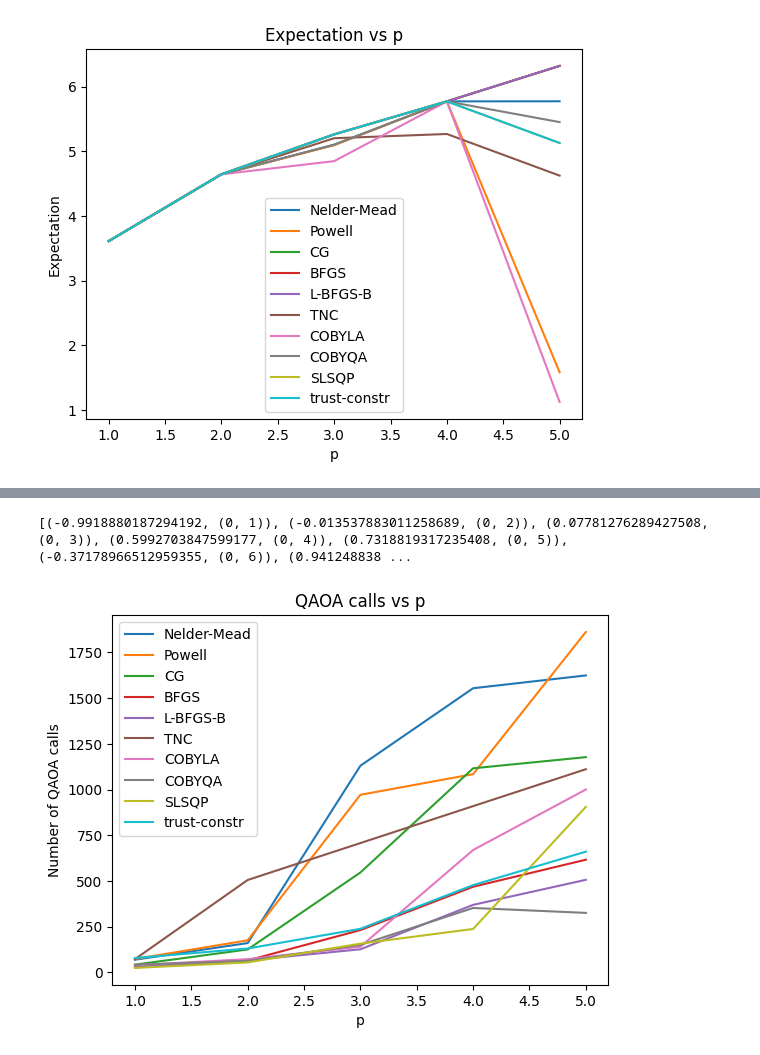
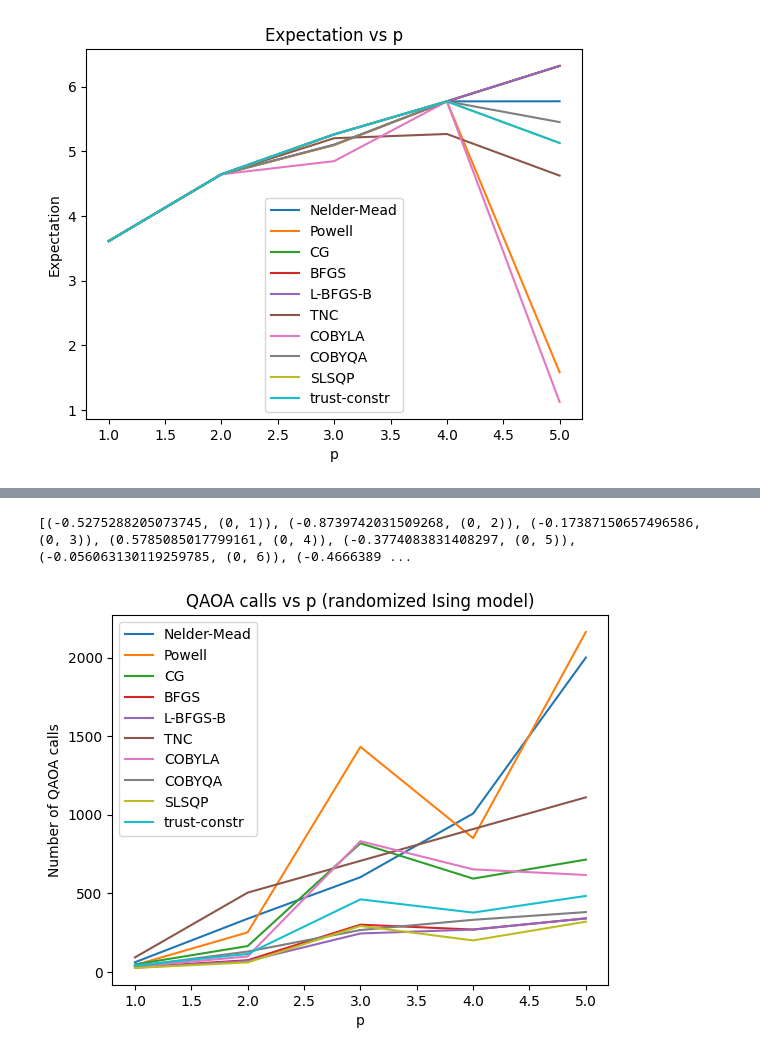
Before and after one commit to nkohen/QOKit, a Jupyter notebook: grips/classical_optimizer.ipynb, the cells around one changed output, grey strips where cells are left out. Saved outputs shown, nothing was run; the diff lists cells and outputs as text; code cells hidden in the pictures.

```diff
--- a/grips/classical_optimizer.ipynb
+++ b/grips/classical_optimizer.ipynb
@@ -604,36 +604,36 @@ def plot_qaoa_calls_vs_p(N: int, p_values: list[int], ising_model):
         plt.plot(p_values, qaoa_calls_list, label=optimizer_method)
     plt.xlabel('p')
     plt.ylabel('Number of QAOA calls')
-    plt.title('QAOA calls vs p')
+    plt.title('QAOA calls vs p (randomized Ising model)')
     plt.legend()
     plt.show()
 
 # ランダムなイジング模型
 def generate_random_ising_model(N: int):
     #h = np.random.rand(N)  # バイアス項の生成
     #J = np.random.rand(N, N)  # 結合項の生成（ここでは対称行列として生成）
     #J = (J + J.T) / 2  # 対称行列にする
     #np.fill_diagonal(J, 0)  # 対角要素を0にする（自己結合はないと仮定）
     #return {'h': h, 'J': J}
     J = []
     for i in range(N):
         for j in range(i+1, N+1):
             if i < j:
                 rand_coef = np.random.uniform(-1, 1)
                 indices = (i, j)
                 J.append((rand_coef, indices))
     return J
 
 # 実行
 N = int(input('N = '))  # 量子ビット数
 p_max = int(input('p = '))
 p_values = list(range(1, p_max + 1))
 ising_model = generate_random_ising_model(N)  # イジング模型
 print(str(ising_model))
 plot_qaoa_calls_vs_p(N, p_values, ising_model)
 # %% [output]
-[(-0.9918880187294192, (0, 1)), (-0.013537883011258689, (0, 2)), (0.07781276289427508, (0, 3)), (0.5992703847599177, (0, 4)), (0.7318819317235408, (0, 5)), (-0.37178966512959355, (0, 6)), (0.941248838 ...
+[(-0.5275288205073745, (0, 1)), (-0.8739742031509268, (0, 2)), (-0.17387150657496586, (0, 3)), (0.5785085017799161, (0, 4)), (-0.3774083831408297, (0, 5)), (-0.056063130119259785, (0, 6)), (-0.4666389 ...
-[figure, old version]
+[figure, new version]
 # %%
 #The arranged code for comparison between p and Runtime
 from QAOA_simulator import QAOA_run
```
Also changed, not shown: parts of 3 cells of this notebook.
